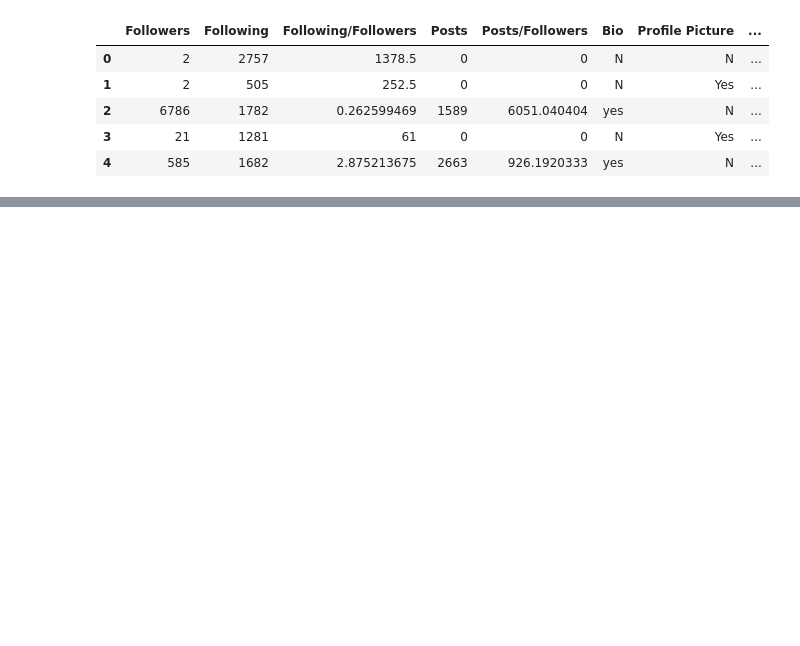
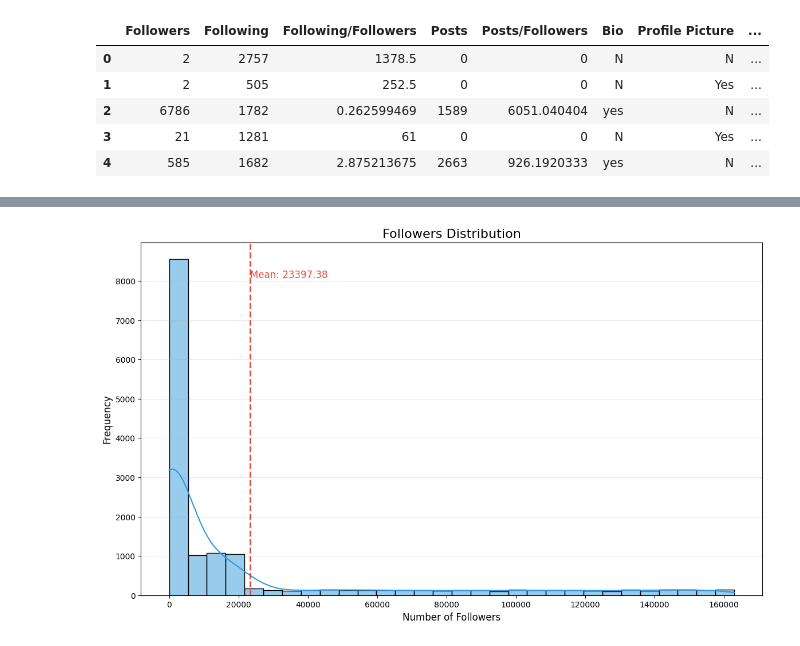
Before and after one commit to eliottvalette/MLers_IN_Paris, a Jupyter notebook: Dataset_2.ipynb, the cells around one changed output, grey strips where cells are left out. Cells and saved outputs as stored; diff of their text form; code cells hidden in the pictures; blank space fills up the shorter version.

```diff
--- a/Dataset_2.ipynb
+++ b/Dataset_2.ipynb
@@ -242,0 +144,17 @@ plt.show()
+# %%
+# Enhanced visualization of the followers distribution
+plt.figure(figsize=(14, 8))
+sns.histplot(df['Followers'], bins=30, kde=True, color='#3498db')
+plt.title('Followers Distribution', fontsize=16)
+plt.xlabel('Number of Followers', fontsize=12)
+plt.ylabel('Frequency', fontsize=12)
+plt.grid(axis='y', alpha=0.3)
+
+# Add a vertical line for the mean
+mean_val = df['Followers'].mean()
+plt.axvline(x=mean_val, color='#e74c3c', linestyle='--', linewidth=2)
+plt.text(mean_val + 0.02, plt.ylim()[1]*0.9, f'Mean: {mean_val:.2f}', color='#e74c3c', fontsize=12)
+
+plt.show()
+# %% [output]
+[figure, added]
```
Also changed, not shown: parts of 73 cells of this notebook, 1 other file.
